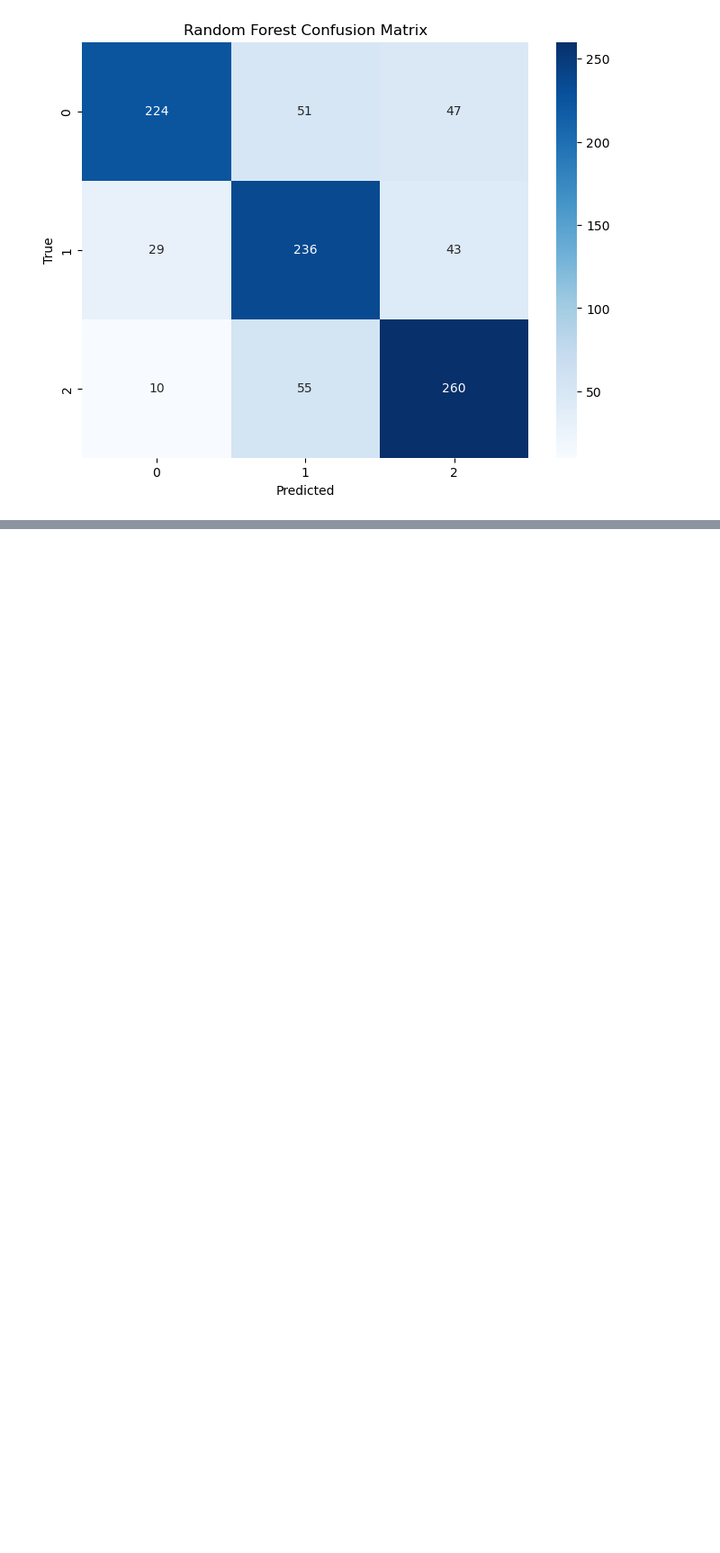
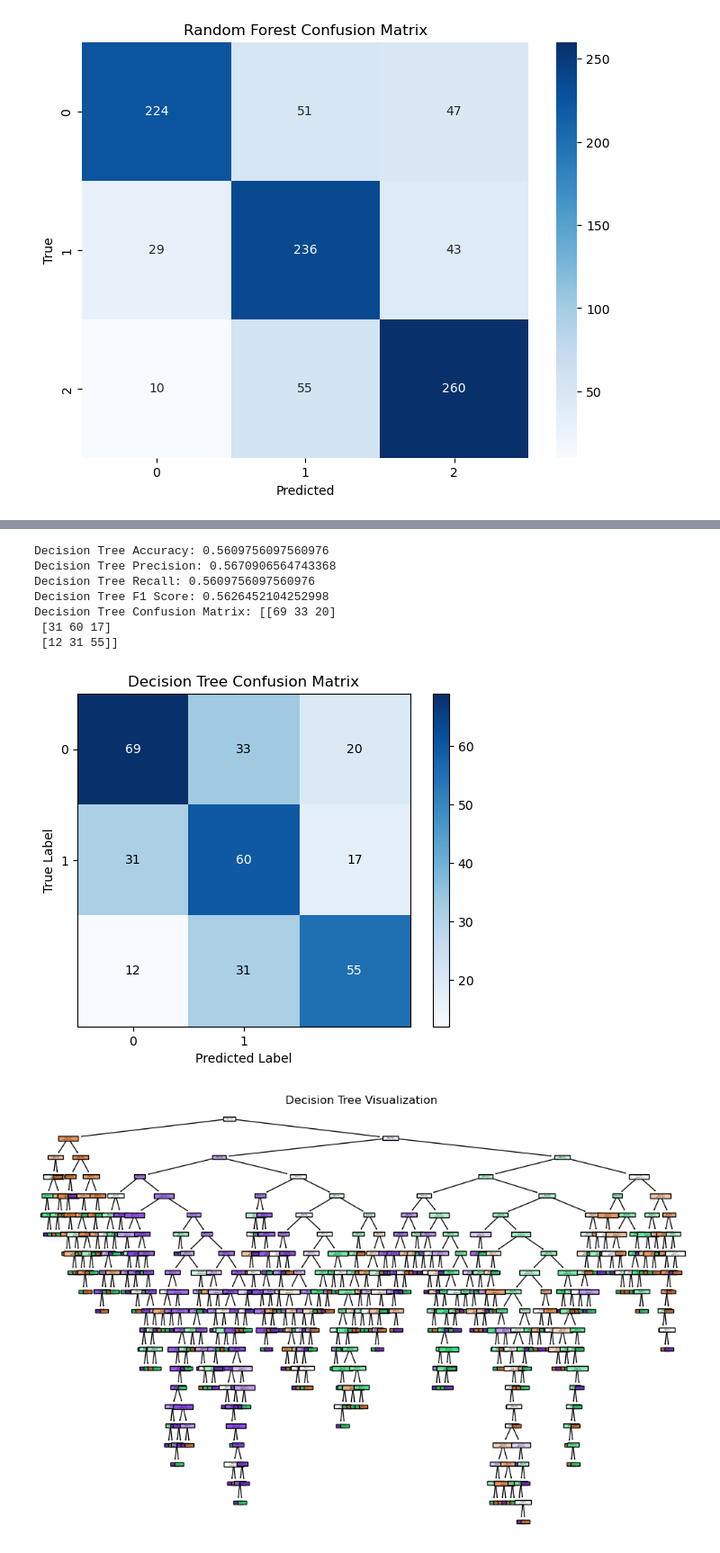
Before and after one commit to Paschal733/Machine-Learning, a Jupyter notebook: student_dropout.ipynb, the cells around one changed output, grey strips where cells are left out. Shown: that part at 90% size. Drawn from its saved outputs; the diff is of its cells as text; code cells hidden in the pictures; blank space fills up the shorter version.

```diff
--- a/student_dropout.ipynb
+++ b/student_dropout.ipynb
@@ -404,0 +406,71 @@ MLP Confusion Matrix: [[229  49  44]
+# %%
+from imblearn.under_sampling import RandomUnderSampler
+
+# Separate the features (X) and target variable (y)
+X = dataframe_no_outliers.drop('Target', axis=1)  # Adjust the column name for the target variable
+y = dataframe_no_outliers['Target']  # Adjust the column name for the target variable
+
+# Apply undersampling
+undersampler = RandomUnderSampler()
+X_resampled, y_resampled = undersampler.fit_resample(X, y)
+
+# Step 4: Apply feature selection using PCA
+pca = PCA(n_components=10) # I chose 10 components for my dataset
+X_pca = pca.fit_transform(X_resampled)
+
+# Step 5: Split the data into training and testing sets
+X_train, X_test, y_train, y_test = train_test_split(X_pca, y_resampled, test_size=0.2, random_state=42)
+
+# Step 6: Train the decision tree classifier
+clf = DecisionTreeClassifier()
+clf.fit(X_train, y_train)
+
+# Step 7: Make predictions on the dataset
+y_pred = clf.predict(X_test)
+
+# Step 8: Evaluate the decision tree model's performance
+dt_accuracy = accuracy_score(y_test, y_pred)
+dt_precision = precision_score(y_test, y_pred, average='weighted')
+dt_recall = recall_score(y_test, y_pred, average='weighted')
+dt_f1 = f1_score(y_test, y_pred, average='weighted')
+dt_confusion_mat = confusion_matrix(y_test, y_pred)
+
+print("Decision Tree Accuracy:", dt_accuracy)
+print("Decision Tree Precision:", dt_precision)
+print("Decision Tree Recall:", dt_recall)
+print("Decision Tree F1 Score:", dt_f1)
+print("Decision Tree Confusion Matrix:",dt_confusion_mat)
+
+
+# Plot the confusion matrix
+cm = confusion_matrix(y_test, y_pred)
+plt.imshow(cm, interpolation='nearest', cmap=plt.cm.Blues)
+plt.title('Decision Tree Confusion Matrix')
+plt.colorbar()
+plt.xticks([0, 1])
+plt.yticks([0, 1])
+plt.xlabel('Predicted Label')
+plt.ylabel('True Label')
+
+thresh = cm.max() / 2
+for i in range(cm.shape[0]):
+    for j in range(cm.shape[1]):
+        plt.text(j, i, cm[i, j], ha='center', va='center', color='white' if cm[i, j] > thresh else 'black')
+
+plt.show()
+
+# Plot Decision Tree Visualization
+plt.figure(figsize=(12, 8))
+plot_tree(clf, filled=True, feature_names=dataframex.columns[:-1])
+plt.title('Decision Tree Visualization')
+plt.show()
+# %% [output]
+Decision Tree Accuracy: 0.5609756097560976
+Decision Tree Precision: 0.5670906564743368
+Decision Tree Recall: 0.5609756097560976
+Decision Tree F1 Score: 0.5626452104252998
+Decision Tree Confusion Matrix: [[69 33 20]
+ [31 60 17]
+ [12 31 55]]
+[figure, added]
+[figure, added]
```
Also changed, not shown: parts of 10 cells of this notebook.
